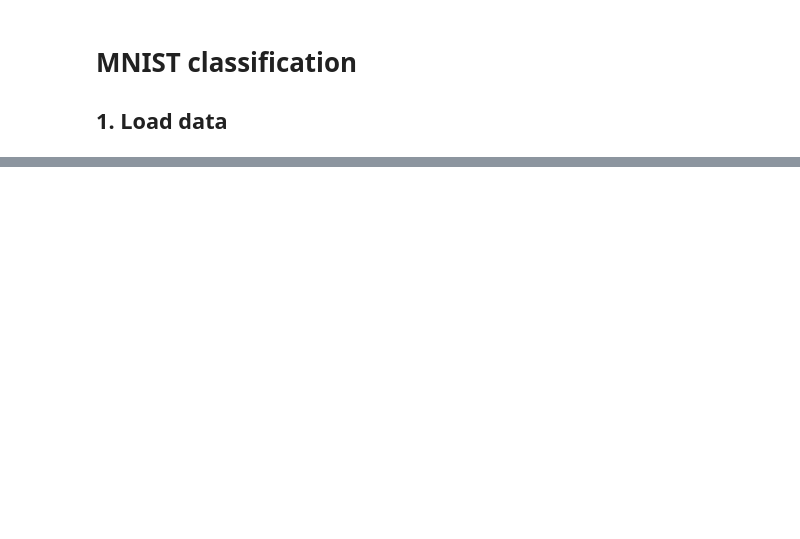
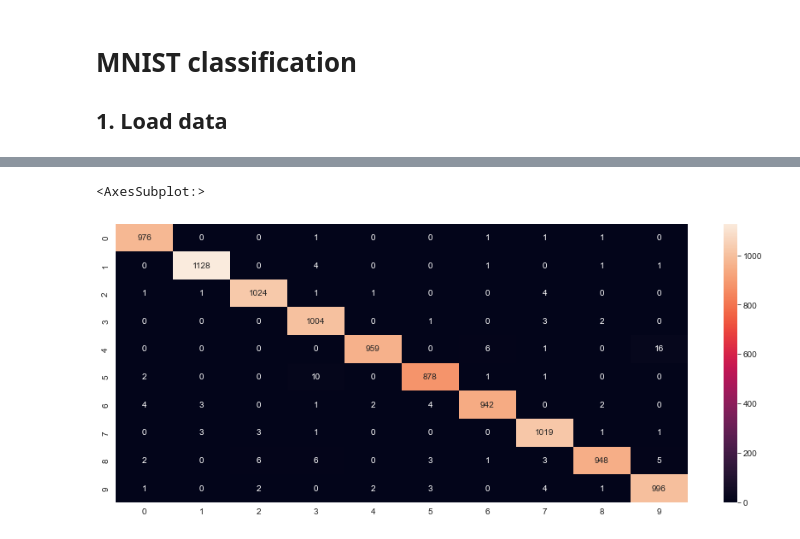
Before and after one commit to MKVatinyan/DeepLearning, a Jupyter notebook: MNIST classification.ipynb, the cells around one changed output, grey strips where cells are left out. Cells and saved outputs as stored; diff of their text form; code cells hidden in the pictures; blank space fills up the shorter version.

```diff
--- a/MNIST classification.ipynb
+++ b/MNIST classification.ipynb
@@ -54,0 +229,8 @@ print(','.join('%5s' % classes[labels[j]] for j in range(4)))
+# %%
+plt.figure(figsize=(15, 6))
+sns.set_style("darkgrid")
+sns.heatmap(confusion_matrix(train_labels, train_predictions), annot=True, fmt="d")
+plt.show()
+# %% [output]
+<AxesSubplot:>
+[figure, added]
```
Also changed, not shown: parts of 14 cells of this notebook, 1 other file.
